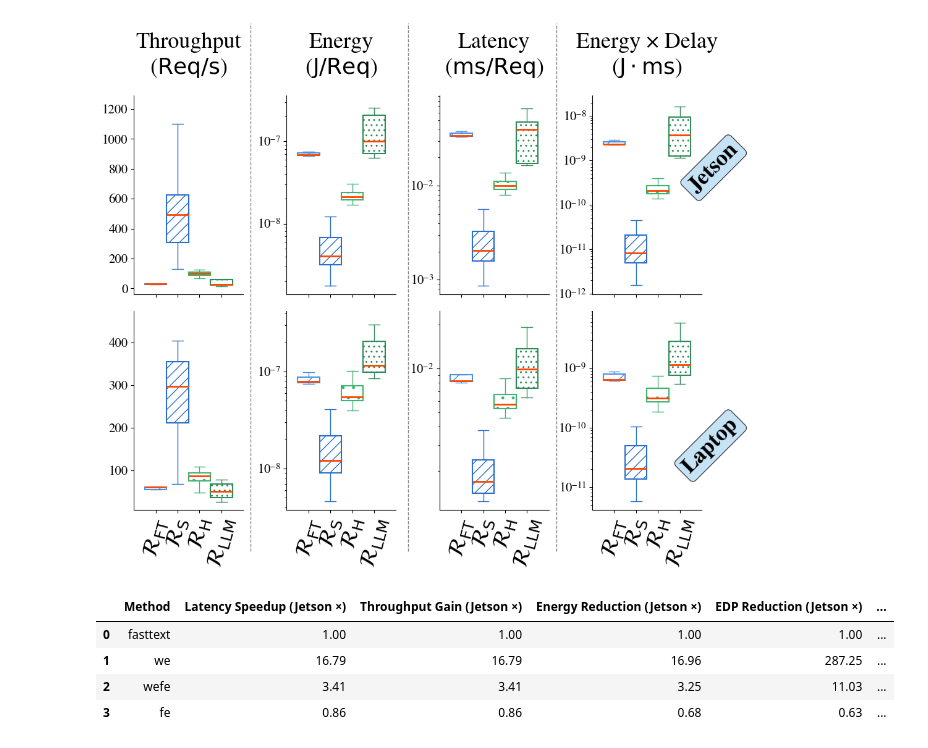
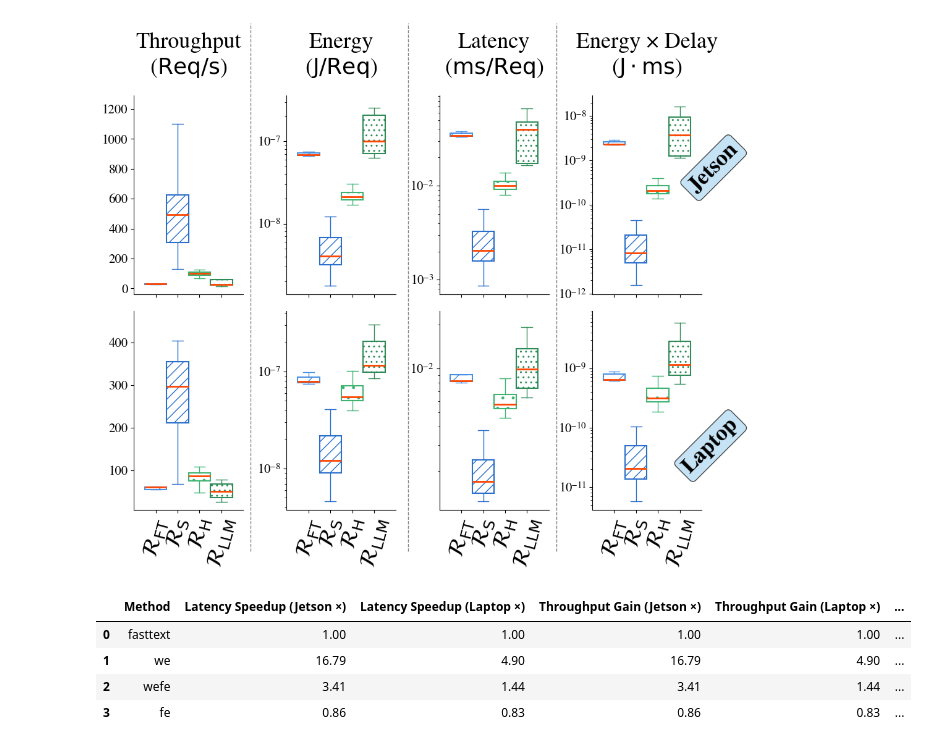
Before and after one commit to numan947/ES_RESULTS, a Jupyter notebook: Clean-Plotting-merged-multilingual.ipynb, the cells around one changed output. Drawn from its saved outputs; the diff is of its cells as text; code cells hidden in the pictures.

Commit message:
added merged results

```diff
--- a/Plots-merged-multilingual.ipynb
+++ b/Clean-Plotting-merged-multilingual.ipynb
@@ -333,42 +333,51 @@ def compute_relative_metrics(df, baseline=BASELINE, n_class=None):
         median_throughput = df.loc[mask, "throughput"].median()
 
         relative[m] = {
             "latency": median_latency,
             "energy": median_energy,
             "EDP": median_edp,
             "throughput": median_throughput
         }
 
     # Normalize vs baseline
     baseline_vals = relative[baseline]
     for m in FEATURES:
         relative[m]["speedup_latency"] = baseline_vals["latency"] / relative[m]["latency"]
         relative[m]["energy_reduction"] = baseline_vals["energy"] / relative[m]["energy"]
         relative[m]["EDP_reduction"] = baseline_vals["EDP"] / relative[m]["EDP"]
         relative[m]["throughput_gain"] = relative[m]["throughput"] / baseline_vals["throughput"]
 
     return relative
 
 # ---------------------------
-# Build merged table with subcolumns for devices
+# Build merged table with interleaved subcolumns
 # ---------------------------
 rows = []
+metrics_order = [
+    ("speedup_latency", "Latency Speedup"),
+    ("throughput_gain", "Throughput Gain"),
+    ("energy_reduction", "Energy Reduction"),
+    ("EDP_reduction", "EDP Reduction"),
+]
+
 for method in FEATURES:
     row = {"Method": method}
-    for device_name, df in DEVICES.items():
-        rel = compute_relative_metrics(df, baseline=BASELINE, n_class=TASK_CLASS)
-        row[f"Latency Speedup ({device_name} ×)"] = rel[method]["speedup_latency"]
-        row[f"Throughput Gain ({device_name} ×)"] = rel[method]["throughput_gain"]
-        row[f"Energy Reduction ({device_name} ×)"] = rel[method]["energy_reduction"]
-        row[f"EDP Reduction ({device_name} ×)"] = rel[method]["EDP_reduction"]
+    # Compute per-device metrics first
+    rels = {device_name: compute_relative_metrics(df, baseline=BASELINE, n_class=TASK_CLASS)[method]
+            for device_name, df in DEVICES.items()}
+
+    # Interleave device values per metric
+    for metric_key, metric_label in metrics_order:
+        for device_name in DEVICES.keys():
+            row[f"{metric_label} ({device_name} ×)"] = rels[device_name][metric_key]
     rows.append(row)
 
 rel_table = pd.DataFrame(rows)
 rel_table = rel_table.round(2)
 rel_table
 # %% [output]
-|  | Method | Latency Speedup (Jetson ×) | Throughput Gain (Jetson ×) | Energy Reduction (Jetson ×) | EDP Reduction (Jetson ×) | ... |
+|  | Method | Latency Speedup (Jetson ×) | Latency Speedup (Laptop ×) | Throughput Gain (Jetson ×) | Throughput Gain (Laptop ×) | ... |
 | 0 | fasttext | 1.00 | 1.00 | 1.00 | 1.00 | ... |
-| 1 | we | 16.79 | 16.79 | 16.96 | 287.25 | ... |
-| 2 | wefe | 3.41 | 3.41 | 3.25 | 11.03 | ... |
-| 3 | fe | 0.86 | 0.86 | 0.68 | 0.63 | ... |
+| 1 | we | 16.79 | 4.90 | 16.79 | 4.90 | ... |
+| 2 | wefe | 3.41 | 1.44 | 3.41 | 1.44 | ... |
+| 3 | fe | 0.86 | 0.83 | 0.86 | 0.83 | ... |
```
Also changed, not shown: 19 other files.
